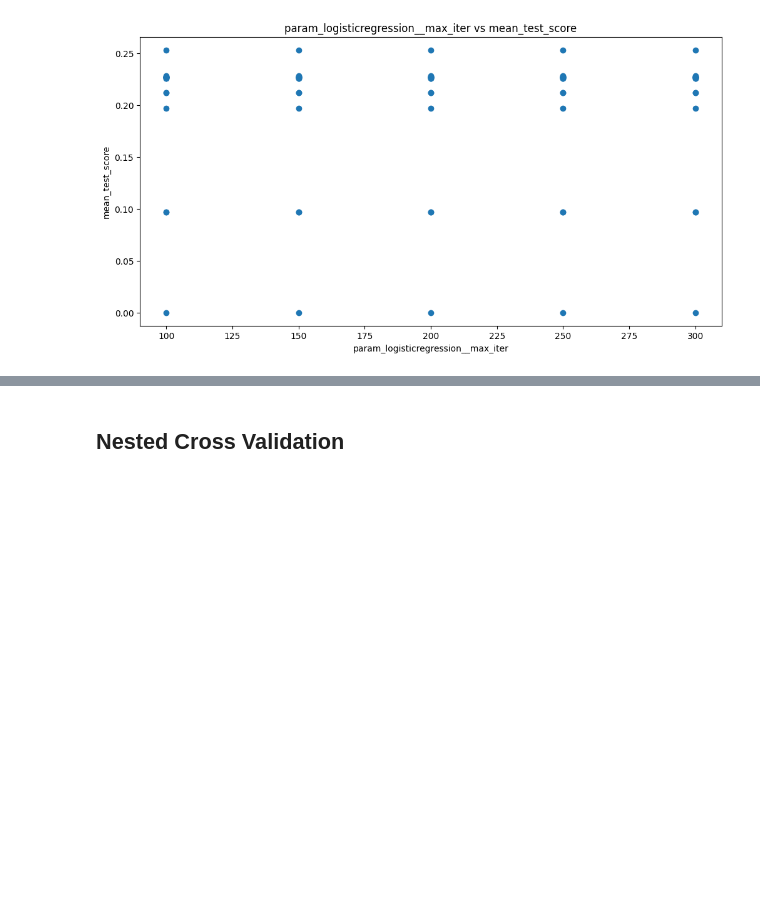
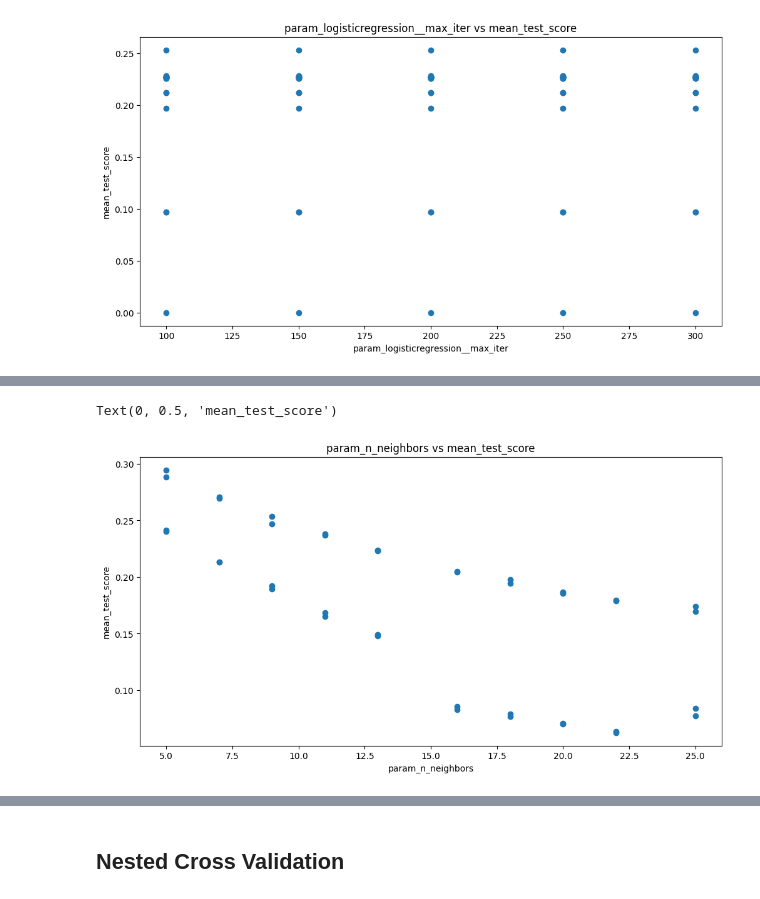
Before and after one commit to LucasVmigotto/alura-datascience, a Jupyter notebook: notebooks/ml/classificacao_otimizacao_hiperparametros.ipynb, the cells around one changed output, grey strips where cells are left out. Drawn from its saved outputs; the diff is of its cells as text; code cells hidden in the pictures; blank space fills up the shorter version.

```diff
--- a/notebooks/ml/classificacao_otimizacao_hiperparametros.ipynb
+++ b/notebooks/ml/classificacao_otimizacao_hiperparametros.ipynb
@@ -274,0 +277,13 @@ Text(0, 0.5, 'mean_test_score')
+# %%
+from sklearn.neighbors import KNeighborsClassifier
+
+param_grid_knn = dict(n_neighbors=np.linspace(5, 25, 10, dtype=int),
+                      weights=['uniform', 'distance'],
+                      metric=['euclidean', 'manhattan'])
+
+model_knn_grid = GridSearchCV(estimator=KNeighborsClassifier(),
+                              param_grid=param_grid_knn,
+                              scoring='recall',
+                              cv=cv)
+
+model_knn_grid.fit(X_train, y_train)
@@ -274,0 +301,3 @@ Text(0, 0.5, 'mean_test_score')
+# %%
+df_knn_grid = pd.DataFrame(model_knn_grid.cv_results_)
+df_knn_grid.loc[[model_knn_grid.best_index_]]
@@ -274,0 +307,11 @@ Text(0, 0.5, 'mean_test_score')
+# %%
+fig, ax = plt.subplots(figsize=(12, 6))
+ax = plt.scatter(df_knn_grid['param_n_neighbors'],
+                 df_knn_grid['mean_test_score'])
+
+plt.title('param_n_neighbors vs mean_test_score')
+plt.xlabel('param_n_neighbors')
+plt.ylabel('mean_test_score')
+# %% [output]
+Text(0, 0.5, 'mean_test_score')
+[figure, added]
```
Also changed, not shown: parts of 8 cells of this notebook.
